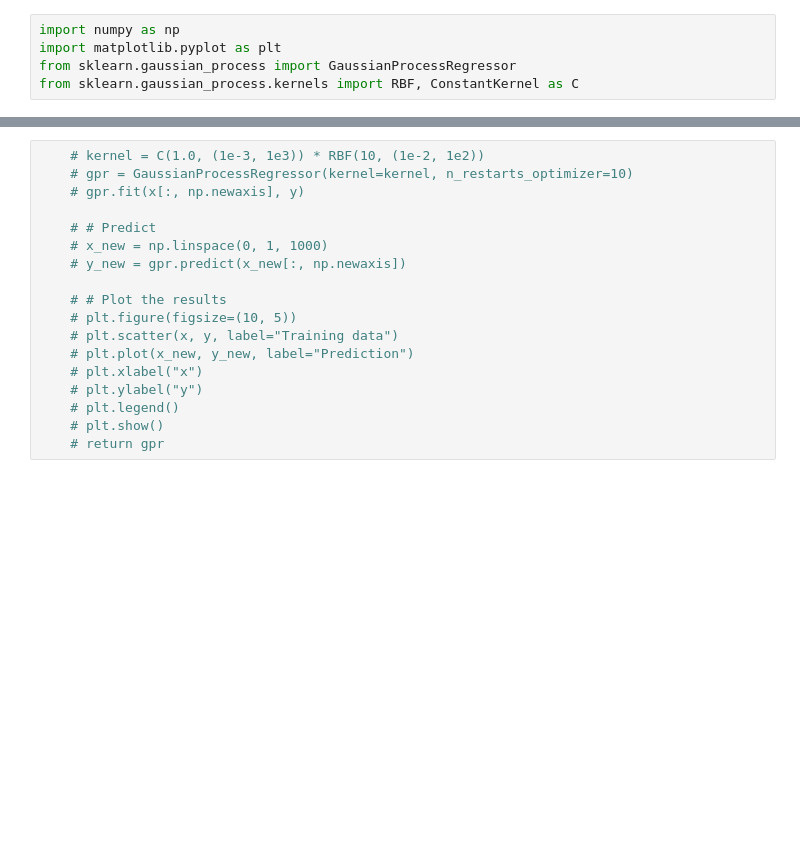
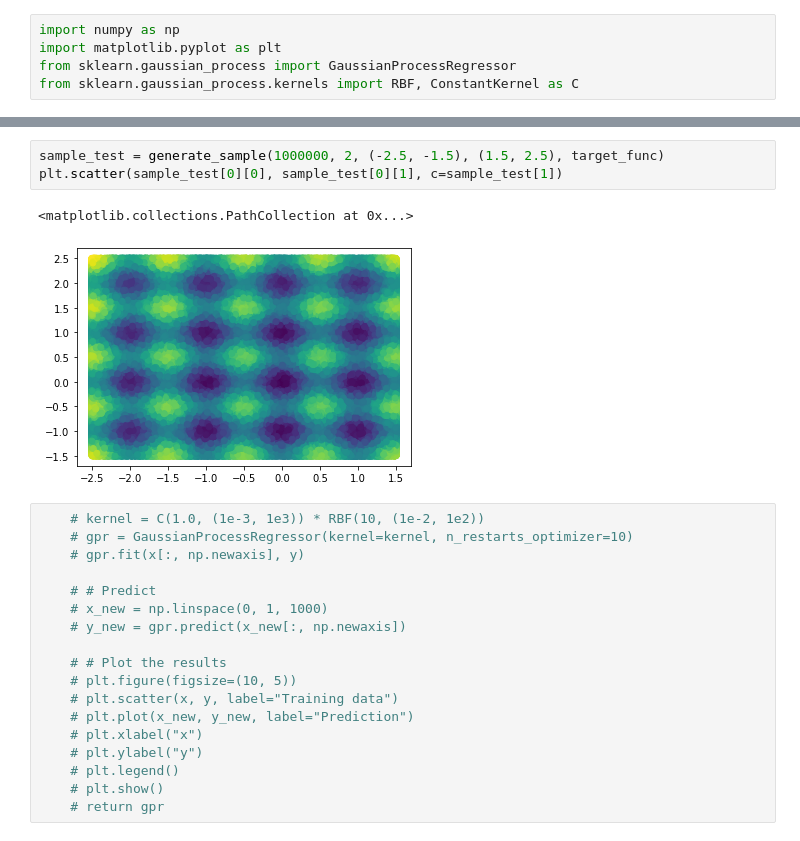
Before and after one commit to PascalKnoll/Investigation-of-Particle-Swarm-Optimization, a Jupyter notebook: AOT_Notebook.ipynb, the cells around one changed output, grey strips where cells are left out. Drawn from its saved outputs; the diff is of its cells as text; blank space fills up the shorter version.

```diff
--- a/AOT_Notebook.ipynb
+++ b/AOT_Notebook.ipynb
@@ -91,3 +34,9 @@ NameError: name 'sample1' is not defined
+# %%
+sample_test = generate_sample(1000000, 2, (-2.5, -1.5), (1.5, 2.5), target_func)
+plt.scatter(sample_test[0][0], sample_test[0][1], c=sample_test[1])
+# %% [output]
+<matplotlib.collections.PathCollection at 0x...>
+[figure, added]
 # %%
     # kernel = C(1.0, (1e-3, 1e3)) * RBF(10, (1e-2, 1e2))
     # gpr = GaussianProcessRegressor(kernel=kernel, n_restarts_optimizer=10)
```
Also changed, not shown: parts of 4 cells of this notebook.
